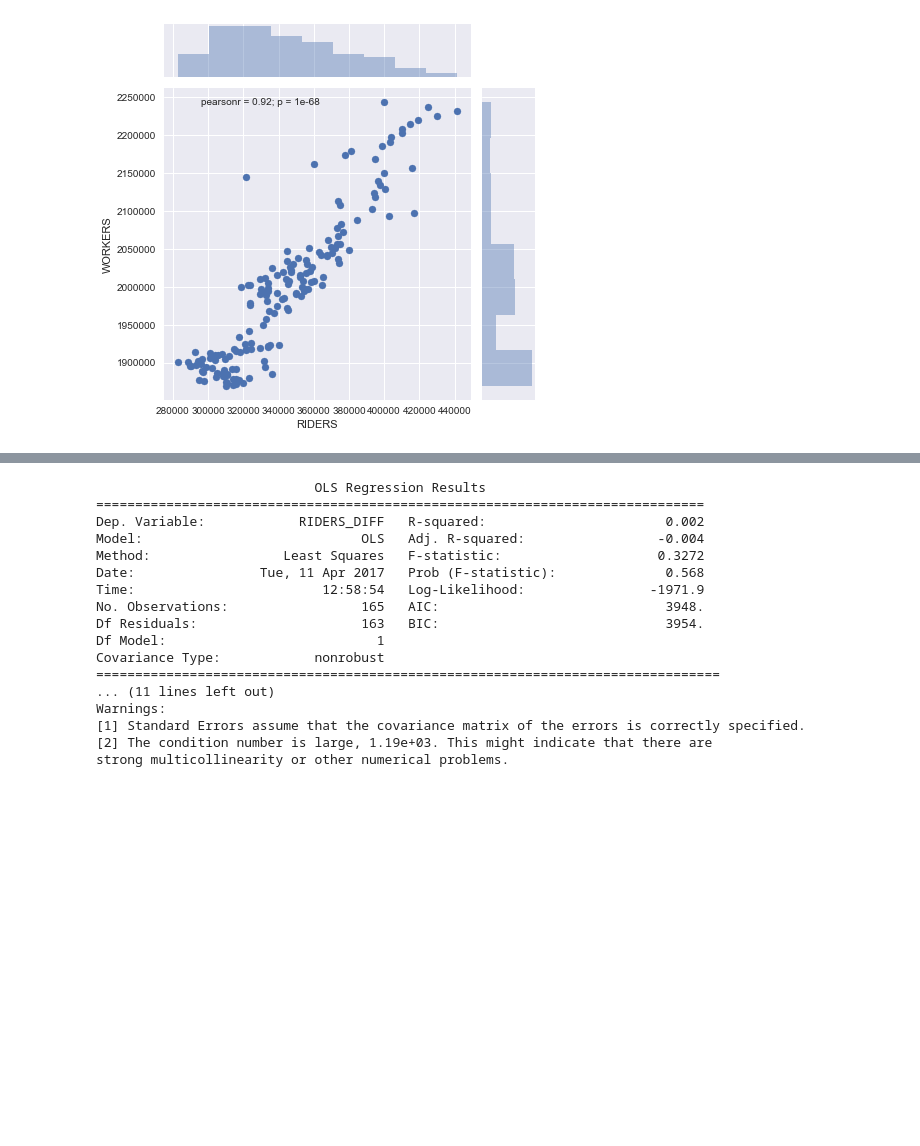
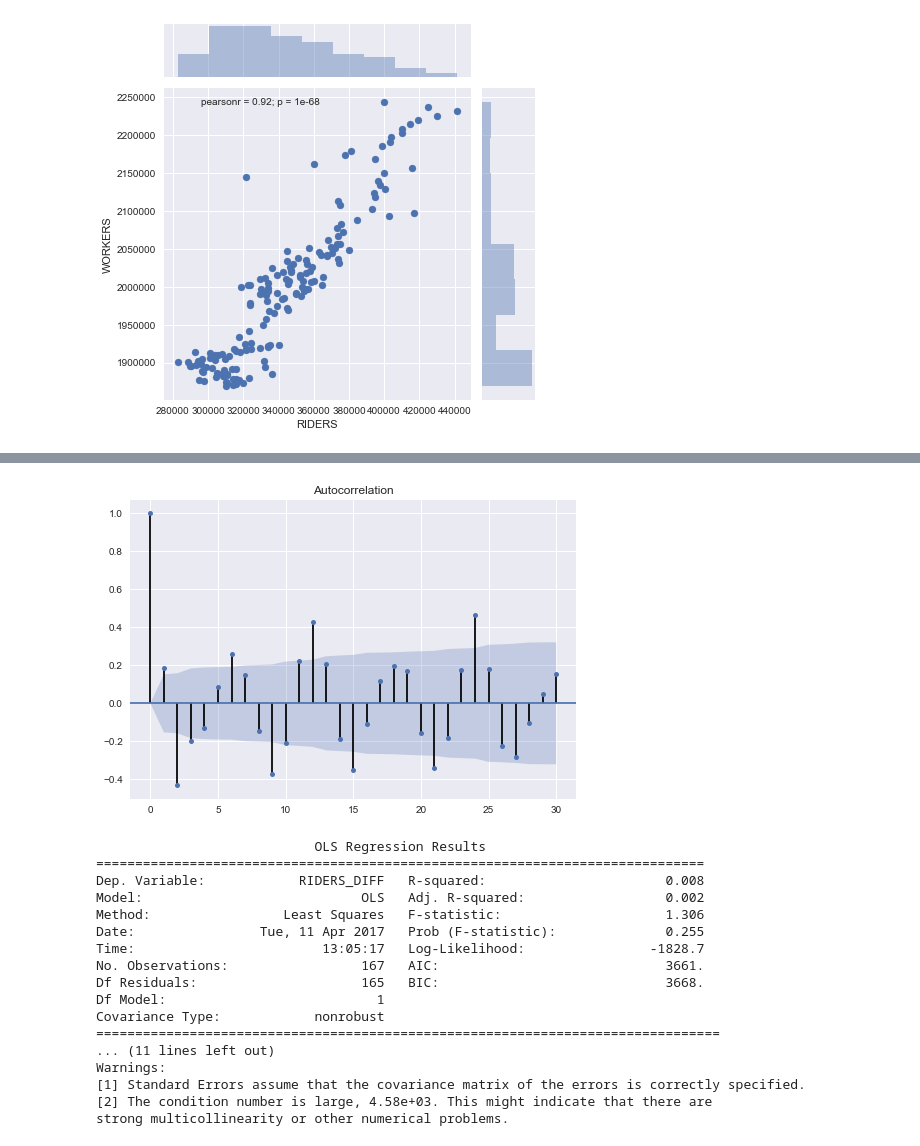
Before and after one commit to ginazheng1028/ce599-s17, a Jupyter notebook: 22-Time Series/time-series.ipynb, the cells around one changed output, grey strips where cells are left out. Cells and saved outputs as stored; diff of their text form; code cells hidden in the pictures; blank space fills up the shorter version.

```diff
--- a/22-Time Series/time-series.ipynb
+++ b/22-Time Series/time-series.ipynb
@@ -325,25 +321,33 @@ strong multicollinearity or other numerical problems.
 # %%
 BART['RIDERS_DIFF'] = BART['RIDERS'] - BART['RIDERS'].shift(1)
 BART['WORKERS_DIFF'] = BART['WORKERS'] - BART['WORKERS'].shift(1)
+# %%
+BART['RIDERS_DIFF'] = BART['RIDERS'] - BART['RIDERS'].shift(1)
+
+BART['RIDERS_DIFF2'] = BART['RIDERS'] - BART['RIDERS'].shift(2)
+
+fig = sm.graphics.tsa.plot_acf(BART['RIDERS_DIFF2'][13:], lags=30)
+# %% [output]
+[figure, added]
 # %%
-mod = smf.ols(formula='RIDERS_DIFF ~ WORKERS_DIFF', data=BART)
+mod = smf.ols(formula='RIDERS_DIFF~ WORKERS_DIFF ', data=BART)
 res = mod.fit()
 print(res.summary())
 # %% [output]
                             OLS Regression Results
 ==============================================================================
-Dep. Variable:            RIDERS_DIFF   R-squared:                       0.002
-Model:                            OLS   Adj. R-squared:                 -0.004
-Method:                 Least Squares   F-statistic:                    0.3272
-Date:                Tue, 11 Apr 2017   Prob (F-statistic):              0.568
-Time:                        12:58:54   Log-Likelihood:                -1971.9
-No. Observations:                 165   AIC:                             3948.
-Df Residuals:                     163   BIC:                             3954.
+Dep. Variable:            RIDERS_DIFF   R-squared:                       0.008
+Model:                            OLS   Adj. R-squared:                  0.002
+Method:                 Least Squares   F-statistic:                     1.306
+Date:                Tue, 11 Apr 2017   Prob (F-statistic):              0.255
+Time:                        13:05:17   Log-Likelihood:                -1828.7
+No. Observations:                 167   AIC:                             3661.
+Df Residuals:                     165   BIC:                             3668.
 Df Model:                           1
 Covariance Type:            nonrobust
 ================================================================================
 ... (11 lines left out)
 Warnings:
 [1] Standard Errors assume that the covariance matrix of the errors is correctly specified.
-[2] The condition number is large, 1.19e+03. This might indicate that there are
+[2] The condition number is large, 4.58e+03. This might indicate that there are
 strong multicollinearity or other numerical problems.
```
Also changed, not shown: parts of 5 cells of this notebook.
